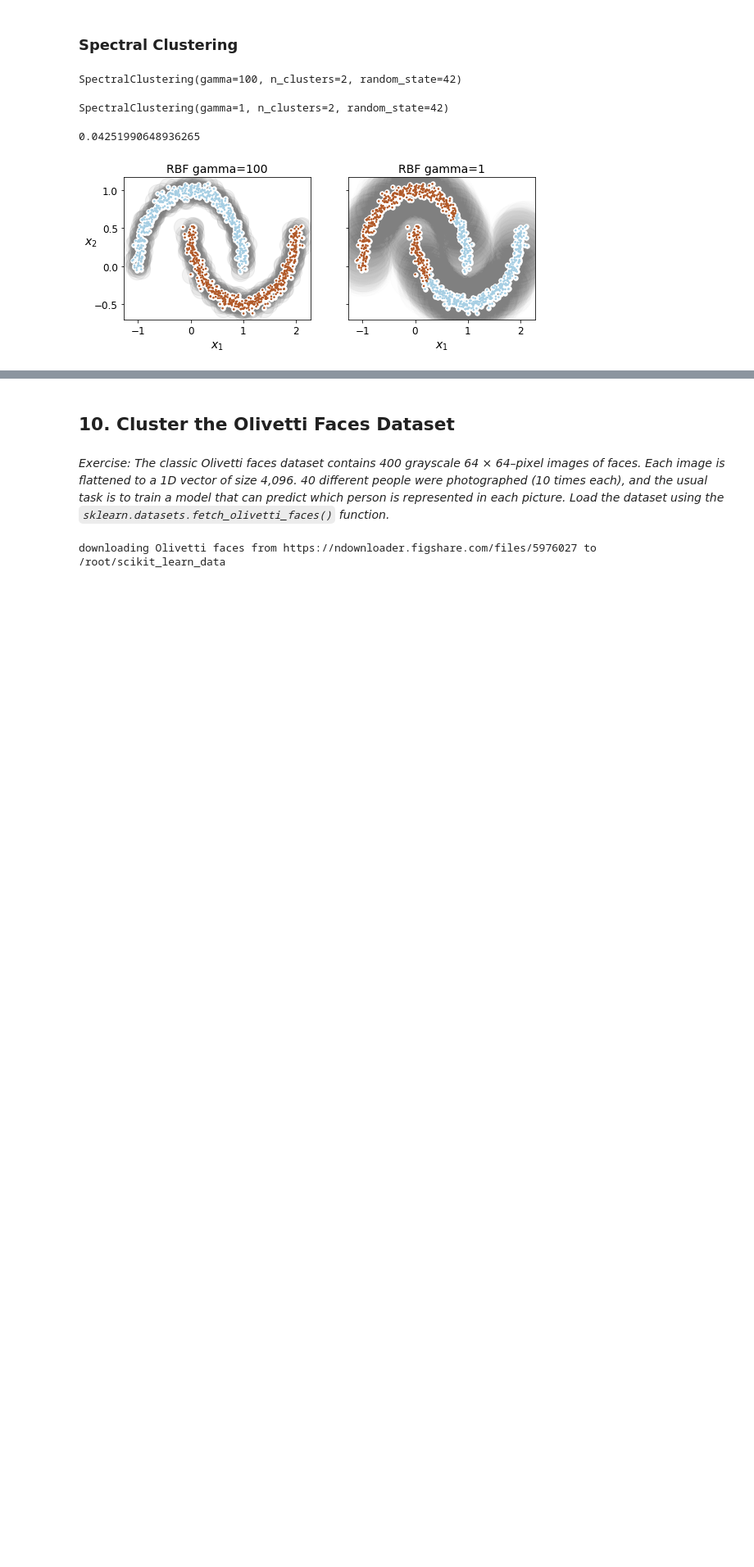
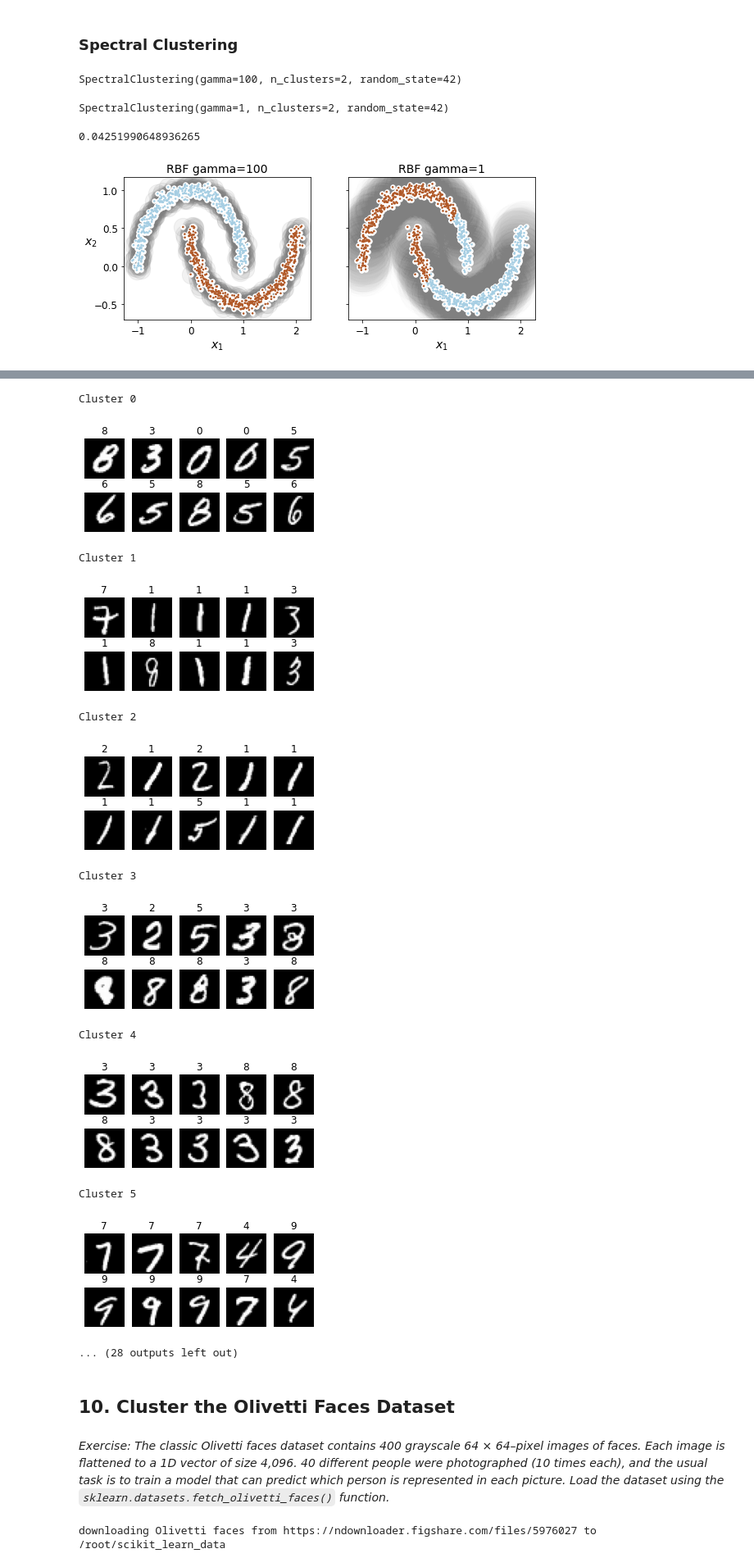
Before and after one commit to fpinell/hands_on_python_for_ds, a Jupyter notebook: notebooks/Lecture_2_Unsupervised_Learning.ipynb, the cells around one changed output, grey strips where cells are left out. Shown at 82% size. Saved outputs shown, nothing was run; the diff lists cells and outputs as text; code cells hidden in the pictures; blank space fills up the shorter version.

```diff
--- a/notebooks/Lecture_2_Unsupervised_Learning.ipynb
+++ b/notebooks/Lecture_2_Unsupervised_Learning.ipynb
@@ -1262,3 +1450,58 @@ plt.show()
+# %%
+X_reduced_pca = X_reduced
+
+from sklearn.cluster import KMeans
+
+kmeans_reduced = KMeans(n_clusters=10, random_state=42)
+kmeans_reduced.fit(X_reduced_pca)
+
+kmeans = KMeans(n_clusters=10, random_state=42)
+kmeans.fit(X_train)
+
+def plot_clusters(faces, labels, n_cols=5):
+#     inversed = pca.inverse_transform(faces)
+#     print(inversed.shape)
+    faces = faces.reshape(-1,28, 28)
+    n_rows = (len(faces) - 1) // n_cols + 1
+    plt.figure(figsize=(n_cols, n_rows * 1.1))
+    for index, (face, label) in enumerate(zip(faces, labels)):
+        plt.subplot(n_rows, n_cols, index + 1)
+        plt.imshow(face, cmap="gray")
+        plt.axis("off")
+        plt.title(label)
+    plt.show()
+
+print('First 10 element for each detect cluster using the compressed dataset')
+
+for cluster_id in (set(kmeans_reduced.labels_)):
+    print("Cluster", cluster_id)
+    in_cluster = kmeans_reduced.labels_==cluster_id
+    faces = X_train[in_cluster]
+    labels = y_train[in_cluster]
+    plot_clusters(faces[:10,:], labels[:10])
+
+print('First 10 element for each detect cluster using the original dataset')
+
+for cluster_id in (set(kmeans.labels_)):
+    print("Cluster", cluster_id)
+    in_cluster = kmeans.labels_==cluster_id
+    faces = X_train[in_cluster]
+    labels = y_train[in_cluster]
+    plot_clusters(faces[:10,:], labels[:10])
+# %% [output]
+Cluster 0
+[figure, added]
+Cluster 1
+[figure, added]
+Cluster 2
+[figure, added]
+Cluster 3
+[figure, added]
+Cluster 4
+[figure, added]
+Cluster 5
+[figure, added]
+... (28 outputs left out)
 # %% [markdown]
 ## 10. Cluster the Olivetti Faces Dataset
 # %% [markdown]
```
Also changed, not shown: parts of 13 cells of this notebook.
